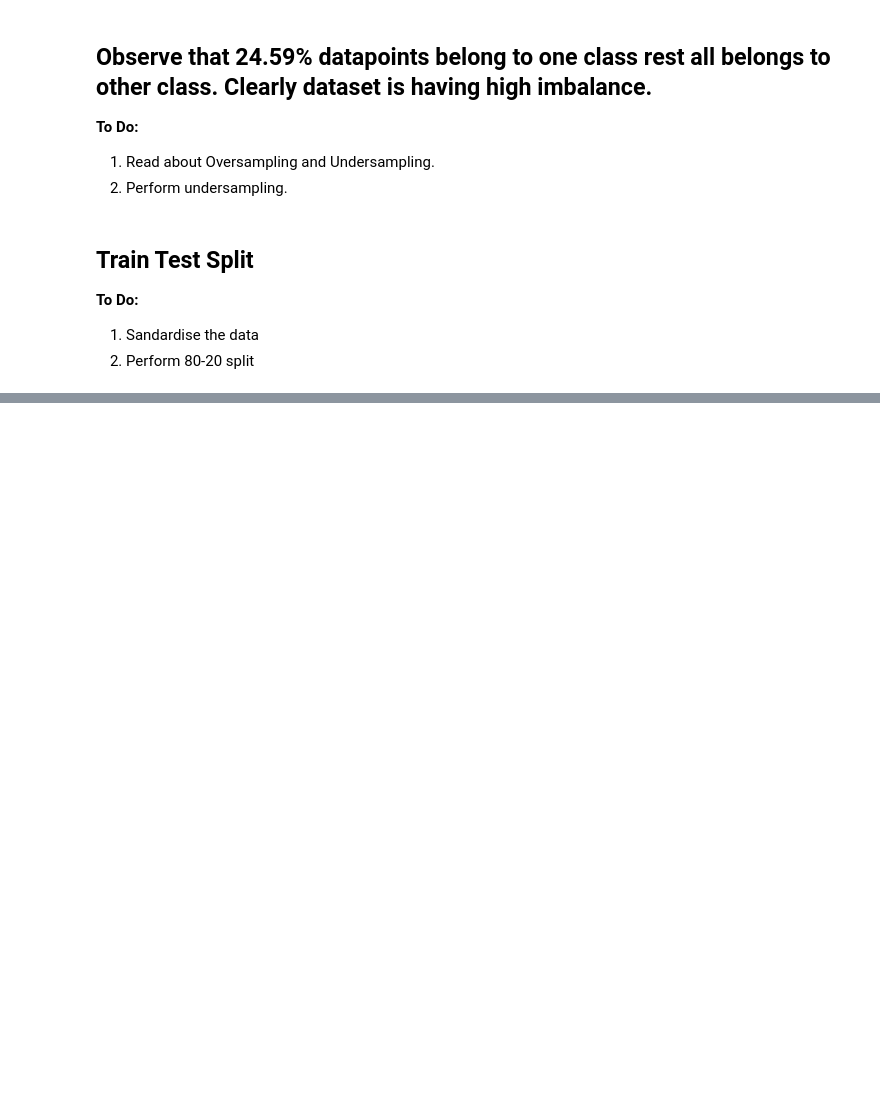
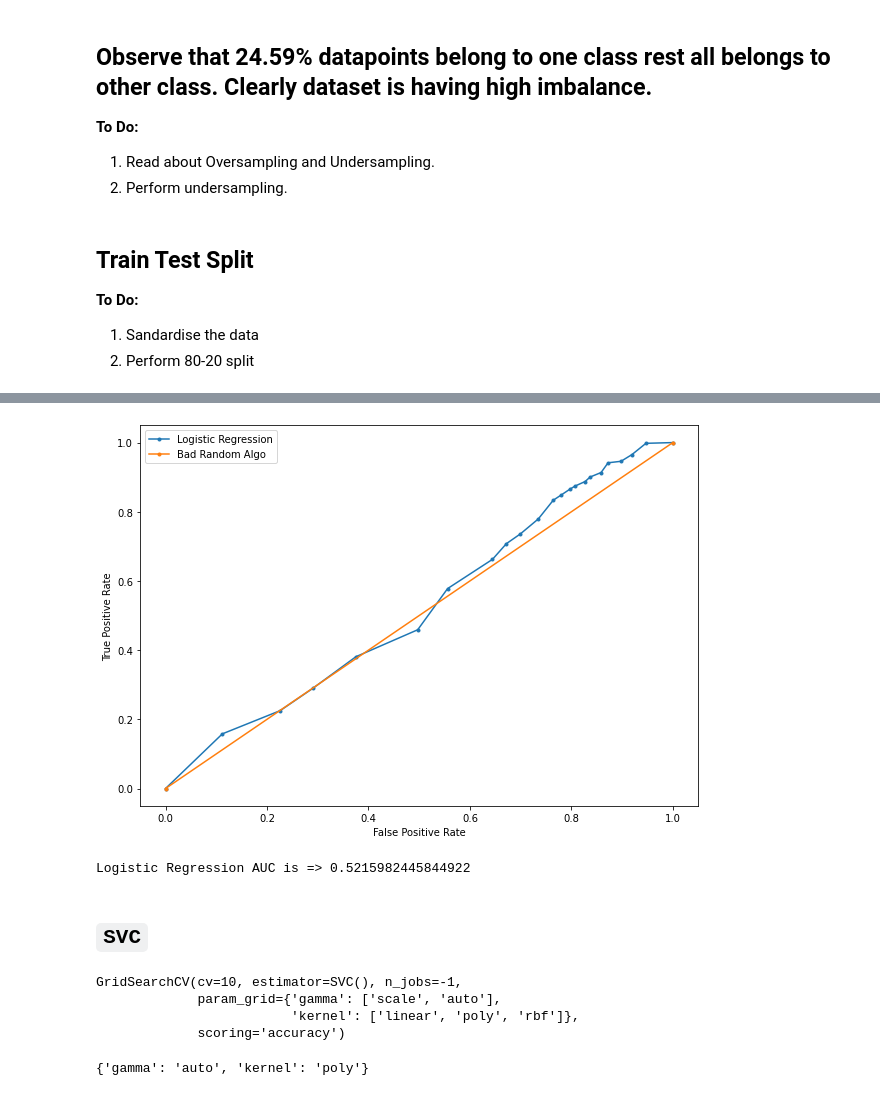
Before and after one commit to manujjoshi/Assignments, a Jupyter notebook: End to end project/task_4.ipynb, the cells around one changed output, grey strips where cells are left out. Cells and saved outputs as stored; diff of their text form; code cells hidden in the pictures; blank space fills up the shorter version.

```diff
--- a/End to end project/task_4.ipynb
+++ b/End to end project/task_4.ipynb
@@ -202,0 +204,7 @@ For all the algorithms mentioned above, perform below mentioned steps.
+# %%
+from sklearn.linear_model import LogisticRegression
+from sklearn.model_selection import GridSearchCV
+
+lr = LogisticRegression()
+lr_grid = GridSearchCV(lr,parameters,n_jobs=-1,scoring="accuracy",cv=10)
+lr_grid.fit(X_train,y_train)
@@ -202,0 +229,9 @@ For all the algorithms mentioned above, perform below mentioned steps.
+# %%
+lr = LogisticRegression(C = 0.01,
+ fit_intercept = True,
+ max_iter = 10,
+ multi_class = 'multinomial',
+ penalty =  'l1',
+ solver =  'saga')
+# %%
+lr.fit(X_train,y_train)
@@ -202,0 +258,3 @@ For all the algorithms mentioned above, perform below mentioned steps.
+# %%
+y_pred_proba_logistic = lr.predict_proba(X_test)
+y_pred_proba_logistic
@@ -202,0 +269,24 @@ For all the algorithms mentioned above, perform below mentioned steps.
+# %%
+from sklearn.metrics import roc_curve,roc_auc_score
+
+plt.figure(figsize=(10,7))
+
+ns_prob = [0 for _ in range(len(y_test))]  # bad algo
+ns_fpr,ns_tpr,thresholds = roc_curve(y_test,ns_prob)
+
+lr_prob = y_pred_proba_logistic[:,1]
+lr_auc = roc_auc_score(y_test,lr_prob)   # logistic regression
+lr_fpr,lr_tpr,thesholds = roc_curve(y_test,lr_prob)
+plt.plot(lr_fpr,lr_tpr,marker='.',label='Logistic Regression')
+plt.plot(ns_fpr,ns_tpr,marker='.',label='Bad Random Algo')
+plt.xlabel('False Positive Rate')
+plt.ylabel('True Positive Rate')
+plt.legend()
+plt.show()
+
+print(f'Logistic Regression AUC is => {lr_auc}')
+# %% [output]
+[figure, added]
+Logistic Regression AUC is => 0.5215982445844922
+# %% [markdown]
+## `SVC`
@@ -202,0 +299,16 @@ For all the algorithms mentioned above, perform below mentioned steps.
+# %%
+from sklearn.svm import SVC
+from sklearn.model_selection import GridSearchCV
+
+svc = SVC()
+svc_grid = GridSearchCV(svc,parameters,n_jobs=-1,scoring="accuracy",cv=10)
+svc_grid.fit(X_train,y_train)
+# %% [output]
+GridSearchCV(cv=10, estimator=SVC(), n_jobs=-1,
+             param_grid={'gamma': ['scale', 'auto'],
+                         'kernel': ['linear', 'poly', 'rbf']},
+             scoring='accuracy')
+# %%
+svc_grid.best_params_
+# %% [output]
+{'gamma': 'auto', 'kernel': 'poly'}
```
Also changed, not shown: parts of 70 cells of this notebook, 6 other files.
